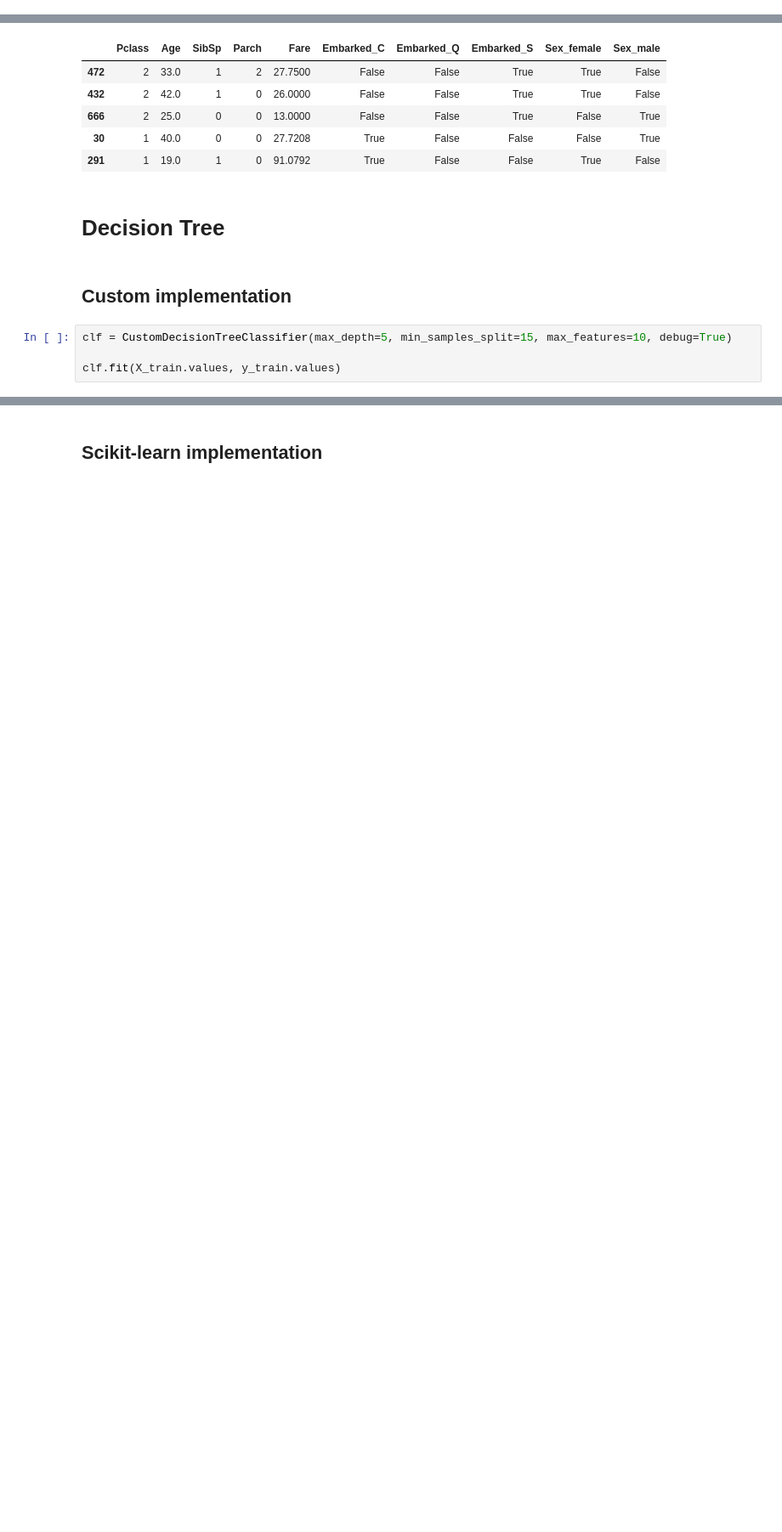
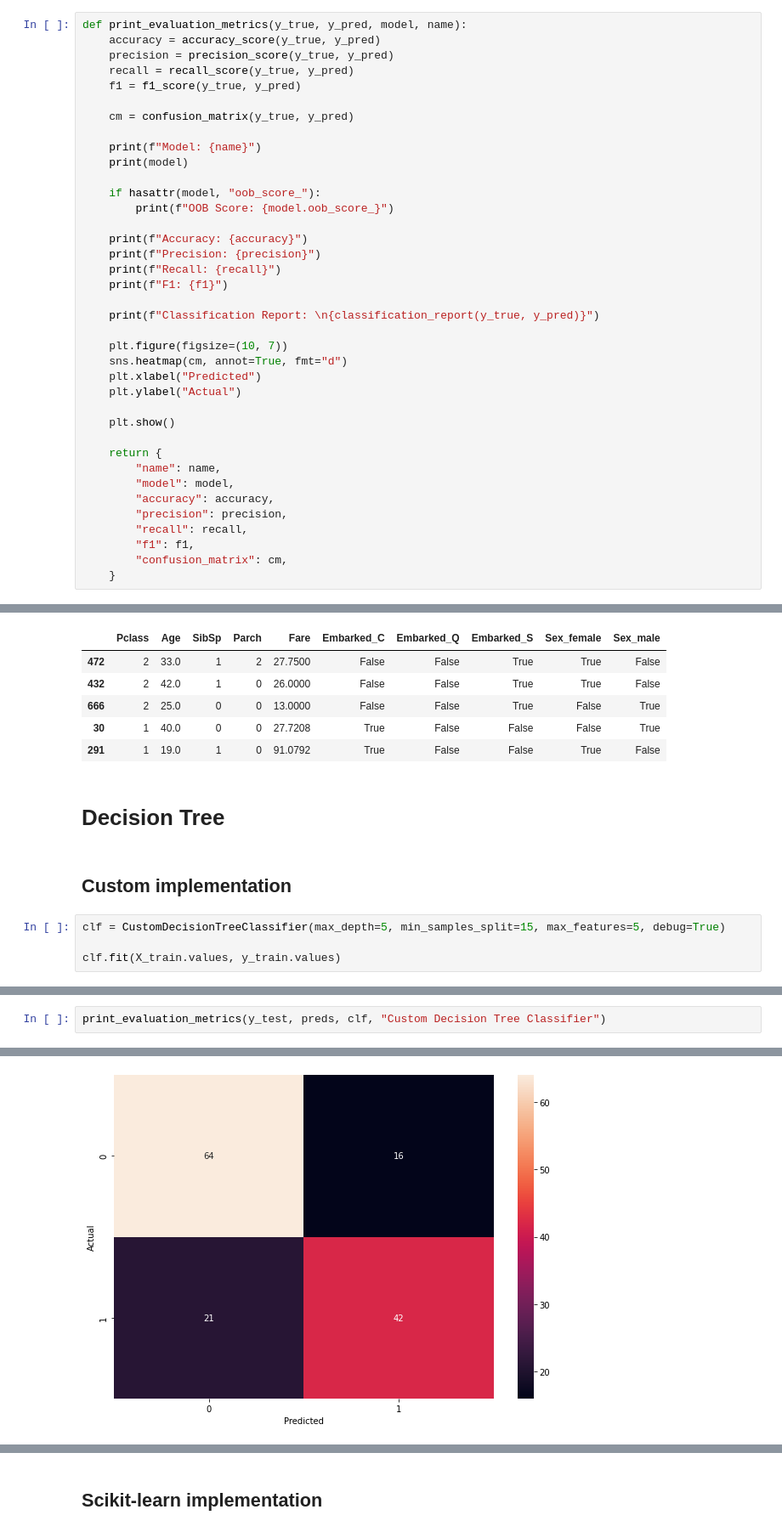
Before and after one commit to lakshyaag/ML-Tree-Based-Algorithms, a Jupyter notebook: code/scratch.ipynb, the cells around one changed output, grey strips where cells are left out. Shown at 85% size. Cells and saved outputs as stored; diff of their text form; blank space fills up the shorter version.

```diff
--- a/code/scratch.ipynb
+++ b/code/scratch.ipynb
@@ -38,3 +38,41 @@ The autoreload extension is already loaded. To reload it, use:
+# %%
+def print_evaluation_metrics(y_true, y_pred, model, name):
+    accuracy = accuracy_score(y_true, y_pred)
+    precision = precision_score(y_true, y_pred)
+    recall = recall_score(y_true, y_pred)
+    f1 = f1_score(y_true, y_pred)
+
+    cm = confusion_matrix(y_true, y_pred)
+
+    print(f"Model: {name}")
+    print(model)
+
+    if hasattr(model, "oob_score_"):
+        print(f"OOB Score: {model.oob_score_}")
+
+    print(f"Accuracy: {accuracy}")
+    print(f"Precision: {precision}")
+    print(f"Recall: {recall}")
+    print(f"F1: {f1}")
+
+    print(f"Classification Report: \n{classification_report(y_true, y_pred)}")
+
+    plt.figure(figsize=(10, 7))
+    sns.heatmap(cm, annot=True, fmt="d")
+    plt.xlabel("Predicted")
+    plt.ylabel("Actual")
+
+    plt.show()
+
+    return {
+        "name": name,
+        "model": model,
+        "accuracy": accuracy,
+        "precision": precision,
+        "recall": recall,
+        "f1": f1,
+        "confusion_matrix": cm,
+    }
 # %%
 data = pd.read_csv("../data/train.csv")
 data.head()
@@ -97,7 +135,7 @@ X_train.head()
 # %% [markdown]
 ## Custom implementation
 # %%
-clf = CustomDecisionTreeClassifier(max_depth=5, min_samples_split=15, max_features=10, debug=True)
+clf = CustomDecisionTreeClassifier(max_depth=5, min_samples_split=15, max_features=5, debug=True)
 
 clf.fit(X_train.values, y_train.values)
 # %% [output]
@@ -183,0 +186,3 @@ weighted avg       0.75      0.76      0.76       143
+# %%
+print_evaluation_metrics(y_test, preds, clf, "Custom Decision Tree Classifier")
+# %% [output]
@@ -183,0 +205 @@ weighted avg       0.75      0.76      0.76       143
+[figure, added]
```
Also changed, not shown: parts of 22 cells of this notebook.
